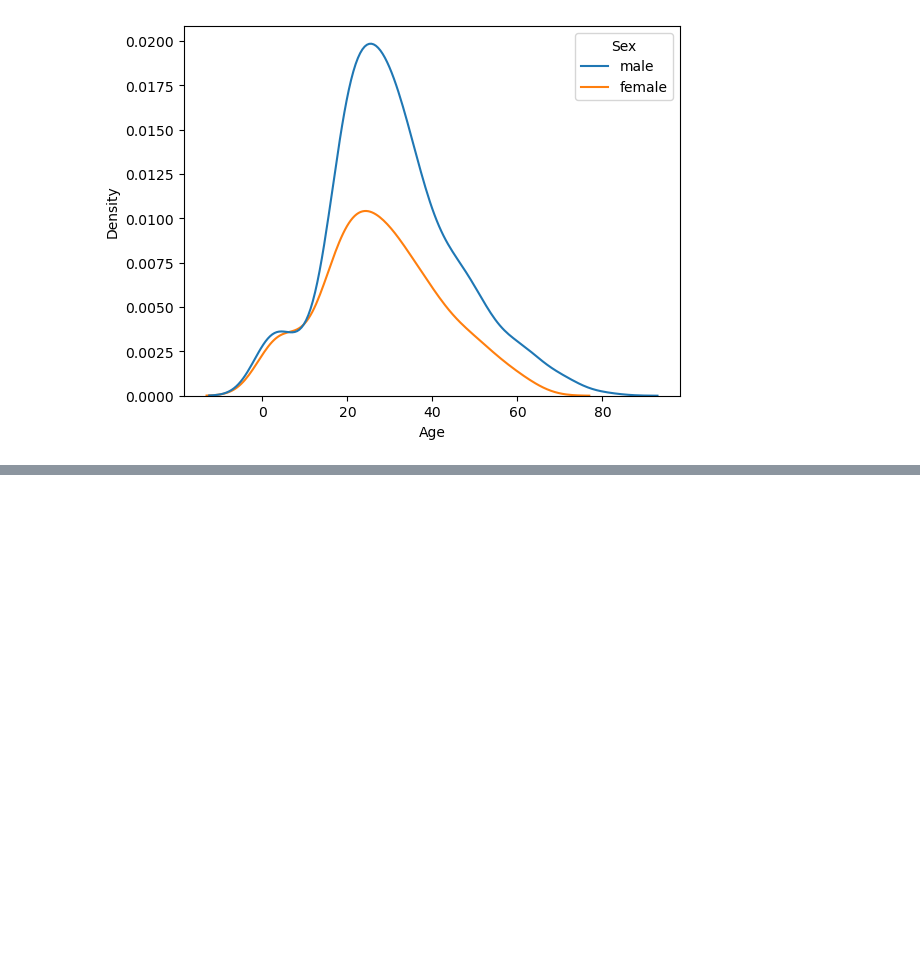
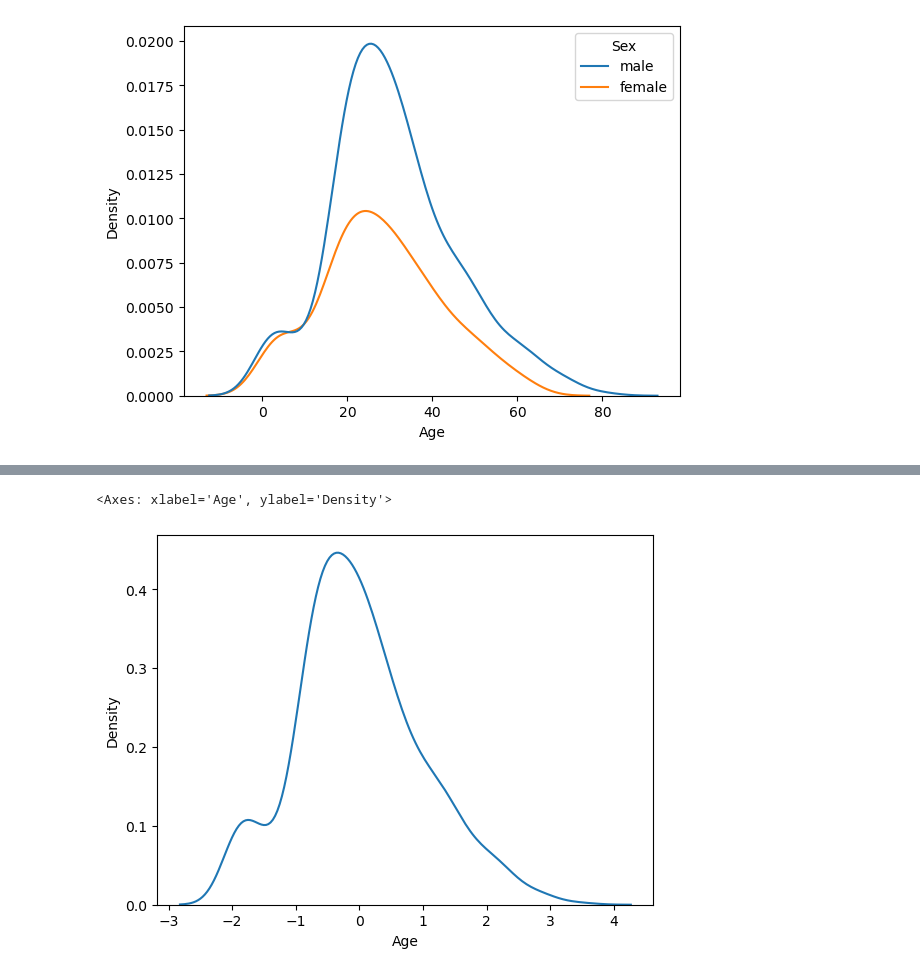
Before and after one commit to khaiwalVikrant/statistics_probability_practice, a Jupyter notebook: probability_practice.ipynb, the cells around one changed output, grey strips where cells are left out. Saved outputs shown, nothing was run; the diff lists cells and outputs as text; code cells hidden in the pictures; blank space fills up the shorter version.

Commit message:
normal distribution

```diff
--- a/probability_practice.ipynb
+++ b/probability_practice.ipynb
@@ -244,0 +262,8 @@ sns.kdeplot(data=titanic, x='Age', hue='Sex')
+# %%
+# Standard normal variate formula
+x = (titanic['Age'] - titanic['Age'].mean())/titanic['Age'].std()
+# %%
+sns.kdeplot(x)
+# %% [output]
+<Axes: xlabel='Age', ylabel='Density'>
+[figure, added]
```
Also changed, not shown: parts of 22 cells of this notebook.
